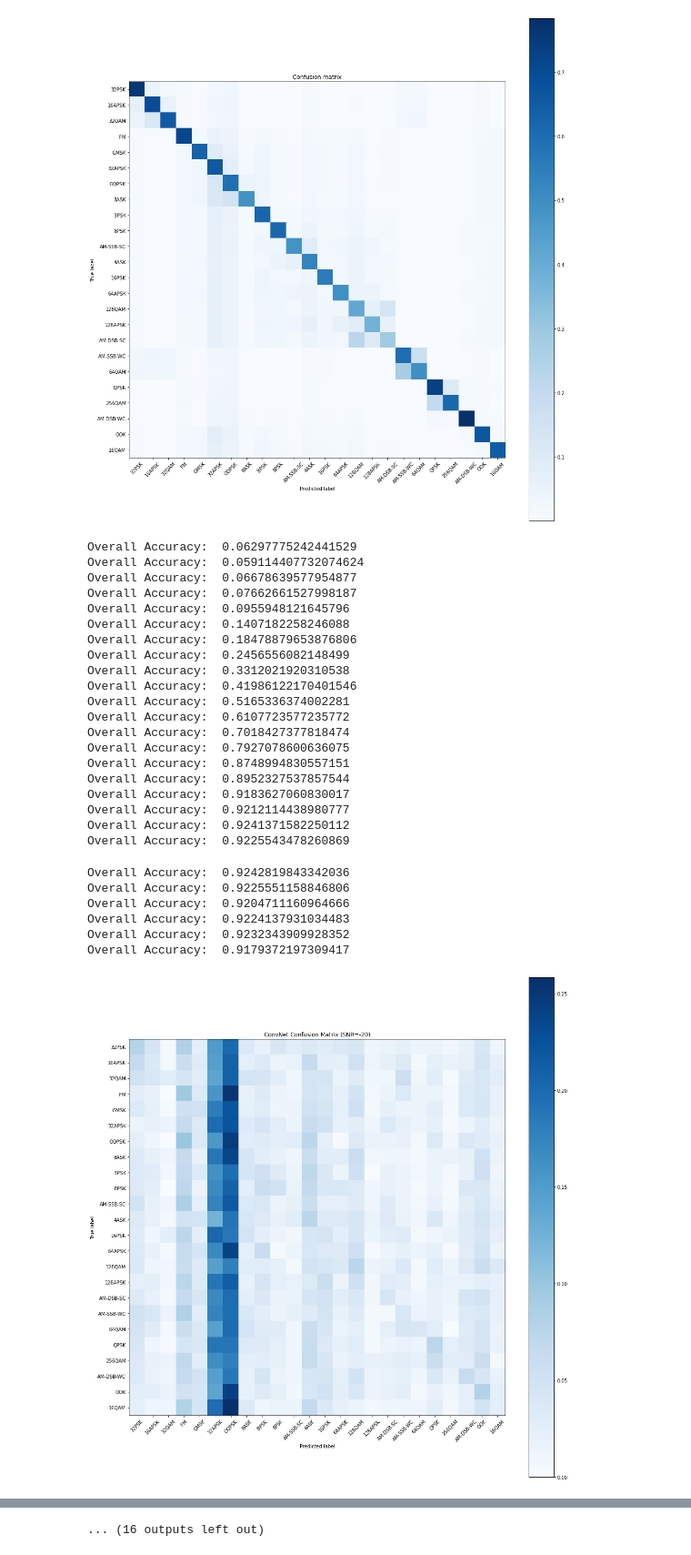
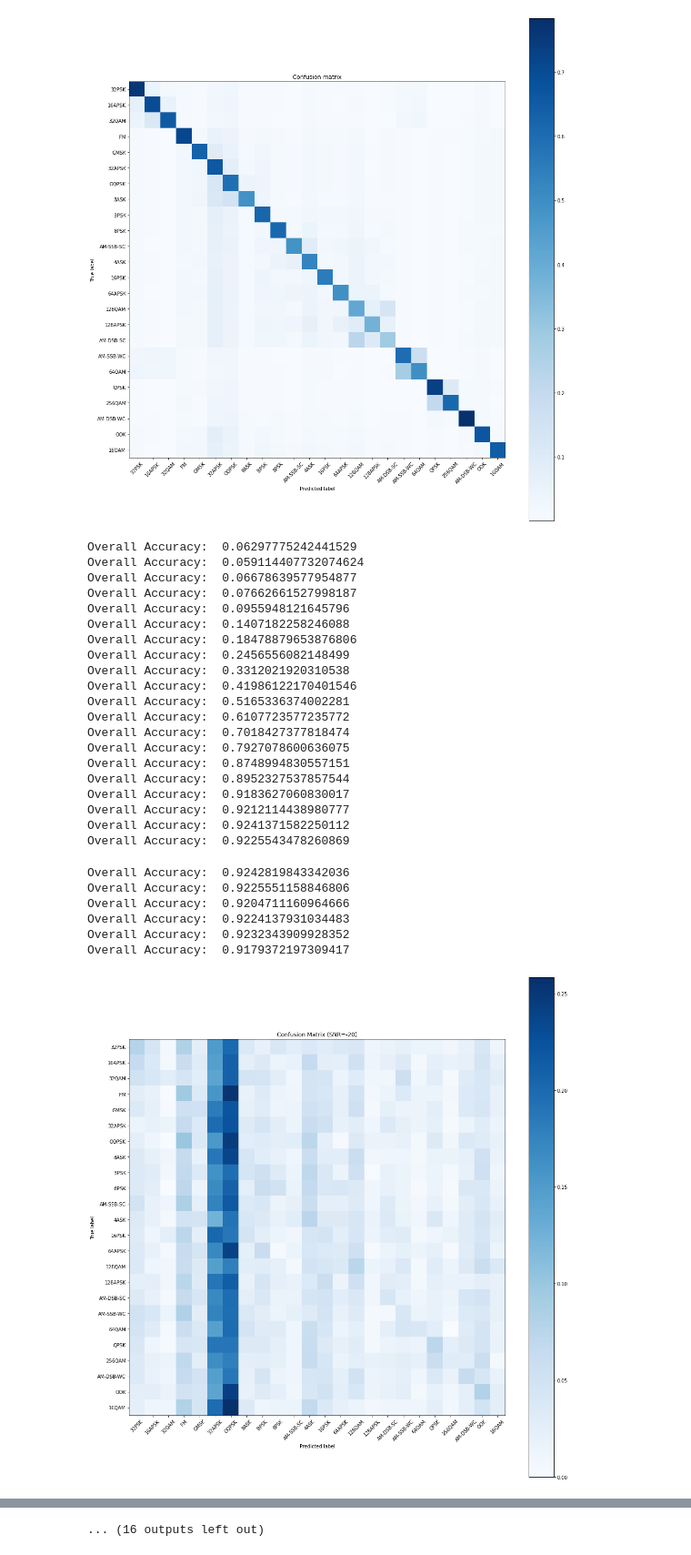
Before and after one commit to KwonSC/Modulation_Recognition_CNN, a Jupyter notebook: new_11_13.ipynb, the cells around one changed output, grey strips where cells are left out. Shown at 91% size. Cells and saved outputs as stored; diff of their text form; code cells hidden in the pictures.

```diff
--- a/new_11_13.ipynb
+++ b/new_11_13.ipynb
@@ -42,6 +42,7 @@ import matplotlib.pylab as plt
 plt.rcParams["figure.figsize"] = (15,15)
 # %%
 # Plot confusion matrix
+classes = mods
 Y_hat = model.predict(ts_x, batch_size=batch_size)
 conf = np.zeros([len(classes),len(classes)])
 confnorm = np.zeros([len(classes),len(classes)])
@@ -75,36 +76,36 @@ for snr in snrs:
     for i in range(0,len(classes)):
         confnorm[i,:] = conf[i,:] / np.sum(conf[i,:])
     plt.figure()
-    plot_confusion_matrix(confnorm, labels=classes, title="ConvNet Confusion Matrix (SNR=%d)"%(snr))
+    plot_confusion_matrix(confnorm, labels=classes, title="Confusion Matrix (SNR=%d)"%(snr))
     cor = np.sum(np.diag(conf))
     ncor = np.sum(conf) - cor
     print ("Overall Accuracy: ", cor / (cor+ncor))
     acc[snr] = 1.0*cor/(cor+ncor)
 # %% [output]
 Overall Accuracy:  0.06297775242441529
 Overall Accuracy:  0.059114407732074624
 Overall Accuracy:  0.06678639577954877
 Overall Accuracy:  0.07662661527998187
 Overall Accuracy:  0.0955948121645796
 Overall Accuracy:  0.1407182258246088
 Overall Accuracy:  0.18478879653876806
 Overall Accuracy:  0.2456556082148499
 Overall Accuracy:  0.3312021920310538
 Overall Accuracy:  0.41986122170401546
 Overall Accuracy:  0.5165336374002281
 Overall Accuracy:  0.6107723577235772
 Overall Accuracy:  0.7018427377818474
 Overall Accuracy:  0.7927078600636075
 Overall Accuracy:  0.8748994830557151
 Overall Accuracy:  0.8952327537857544
 Overall Accuracy:  0.9183627060830017
 Overall Accuracy:  0.9212114438980777
 Overall Accuracy:  0.9241371582250112
 Overall Accuracy:  0.9225543478260869
 Overall Accuracy:  0.9242819843342036
 Overall Accuracy:  0.9225551158846806
 Overall Accuracy:  0.9204711160964666
 Overall Accuracy:  0.9224137931034483
 Overall Accuracy:  0.9232343909928352
 Overall Accuracy:  0.9179372197309417
-[figure, old version]
+[figure, new version]
```
Also changed, not shown: parts of 3 cells of this notebook.
